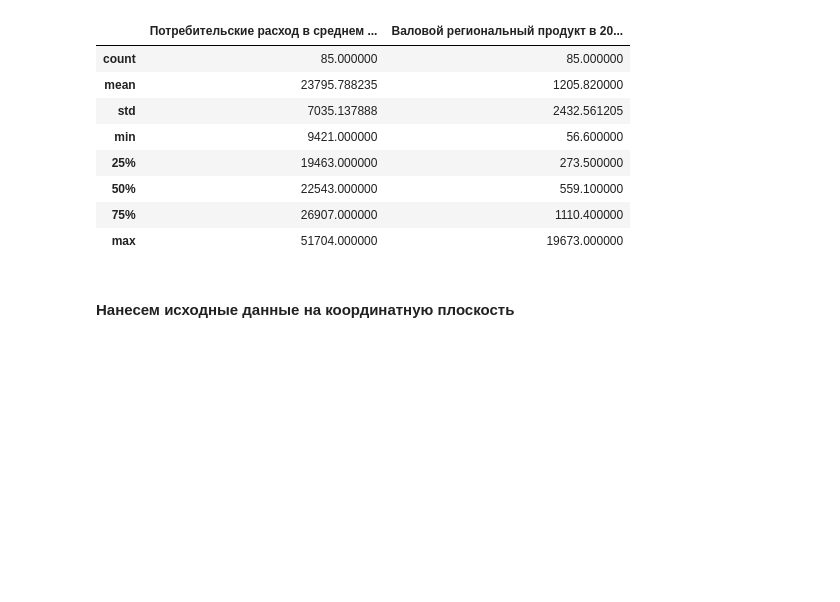
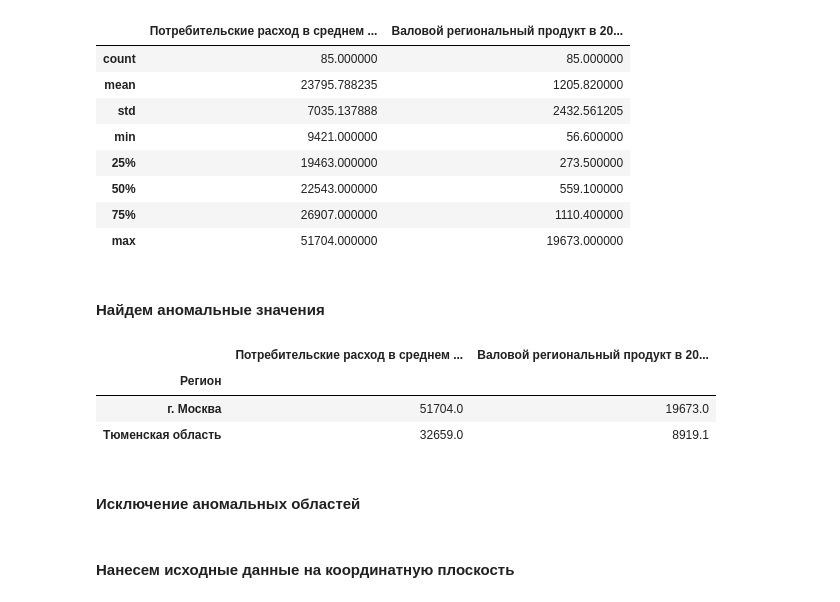
Before and after one commit to AleksandrShadrin/-, a Jupyter notebook: Работа 1/regression_analys.ipynb, the cells around one changed output. Cells and saved outputs as stored; diff of their text form; code cells hidden in the pictures; blank space fills up the shorter version.

```diff
--- a/Работа 1/regression_analys.ipynb
+++ b/Работа 1/regression_analys.ipynb
@@ -43,3 +45,15 @@ df.describe()
 | 50% | 22543.000000 | 559.100000 |
 | 75% | 26907.000000 | 1110.400000 |
 | max | 51704.000000 | 19673.000000 |
+# %% [markdown]
+#### Найдем аномальные значения
+# %%
+mask = df[feature_2] > df[feature_2].std() * 3
+df[mask]
+# %% [output]
+|  | Потребительские расход в среднем ... | Валовой региональный продукт в 20... |
+| Регион |  |  |
+| г. Москва | 51704.0 | 19673.0 |
+| Тюменская область | 32659.0 | 8919.1 |
+# %% [markdown]
+#### Исключение аномальных областей
```
Also changed, not shown: parts of 21 cells of this notebook, 1 other file.
